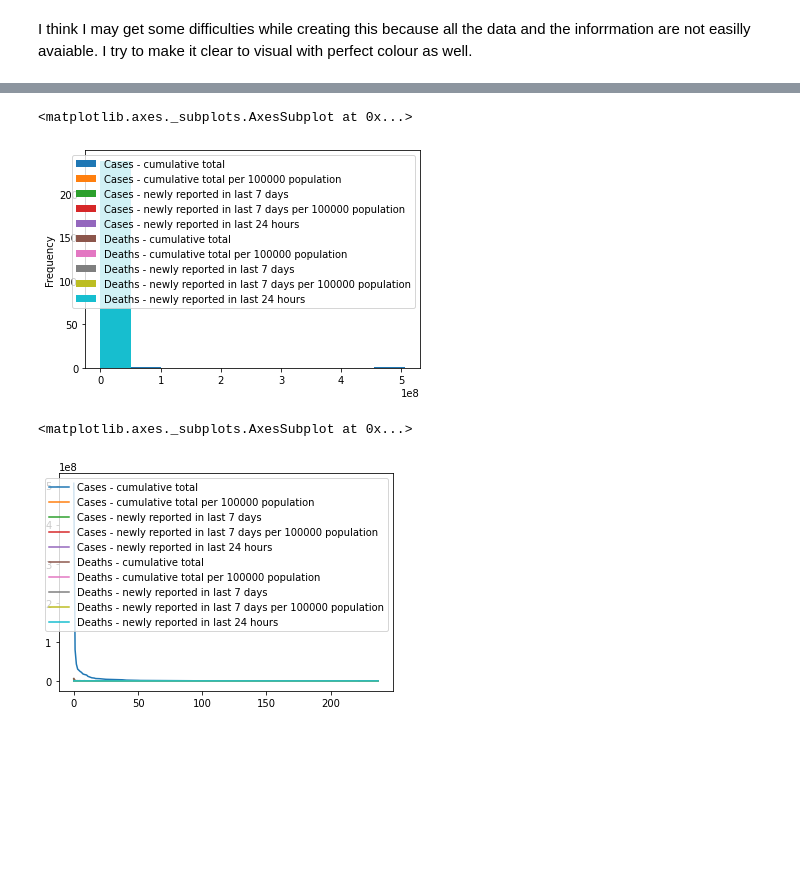
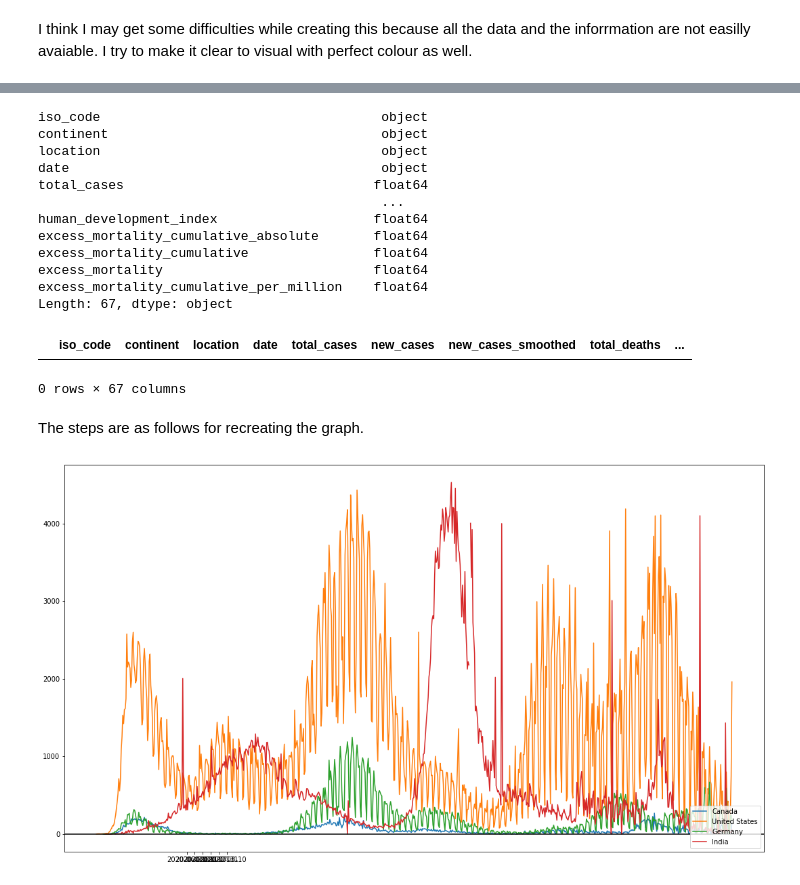
Before and after one commit to a3hok/Data-Visualization-spring-2022, a Jupyter notebook: Recreating the Master.ipynb, the cells around one changed output, grey strips where cells are left out. Saved outputs shown, nothing was run; the diff lists cells and outputs as text; code cells hidden in the pictures; blank space fills up the shorter version.

```diff
--- a/Recreating the Master.ipynb
+++ b/Recreating the Master.ipynb
@@ -62,10 +51,41 @@ plt.show()
-# %%
-df.plot.hist()
-# %% [output]
-<matplotlib.axes._subplots.AxesSubplot at 0x...>
-[figure, removed]
 # %%
-df.plot()
+df.dtypes
 # %% [output]
-<matplotlib.axes._subplots.AxesSubplot at 0x...>
+iso_code                                    object
+continent                                   object
+location                                    object
+date                                        object
+total_cases                                float64
+                                            ...
+human_development_index                    float64
+excess_mortality_cumulative_absolute       float64
+excess_mortality_cumulative                float64
+excess_mortality                           float64
+excess_mortality_cumulative_per_million    float64
+Length: 67, dtype: object
-[figure, removed]
+# %%
+df2=df.dropna()
+df2
+# %% [output]
+|  | iso_code | continent | location | date | total_cases | new_cases | new_cases_smoothed | total_deaths | ... |
+0 rows × 67 columns
+# %% [markdown]
+The steps are as follows for recreating the graph.
+# %%
+fig = plt.gcf()
+fig.set_size_inches(18.5, 10.5)
+locations=df["location"].unique()
+special_loc=["Canada","United States","Germany","India"]
+for loc in special_loc:
+    plt.plot(df.loc[df["location"]==loc]['date'],df.loc[df["location"]==loc]['new_deaths'], label = loc)
+
+ax = fig.add_subplot(111)
+ax.set_xticks(np.arange(150,202,10))
+#ax.set_xlabel(data_str,labelpad=6.0)
+plt.axhline(y = 0.0, color = '#000000', linestyle = '-')
+#plt.plot(y, x, label = "line 2")
+plt.legend(special_loc, loc ="lower right")
+#final=pd.to_csv('Graph.csv')
+plt.show()
+# %% [output]
+[figure, added]
```
Also changed, not shown: parts of 7 cells of this notebook.
